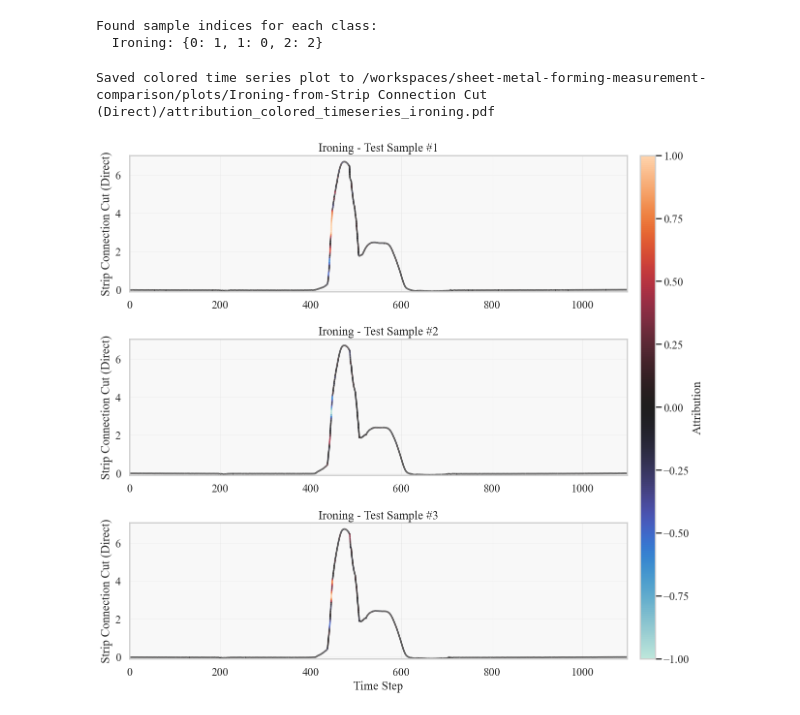
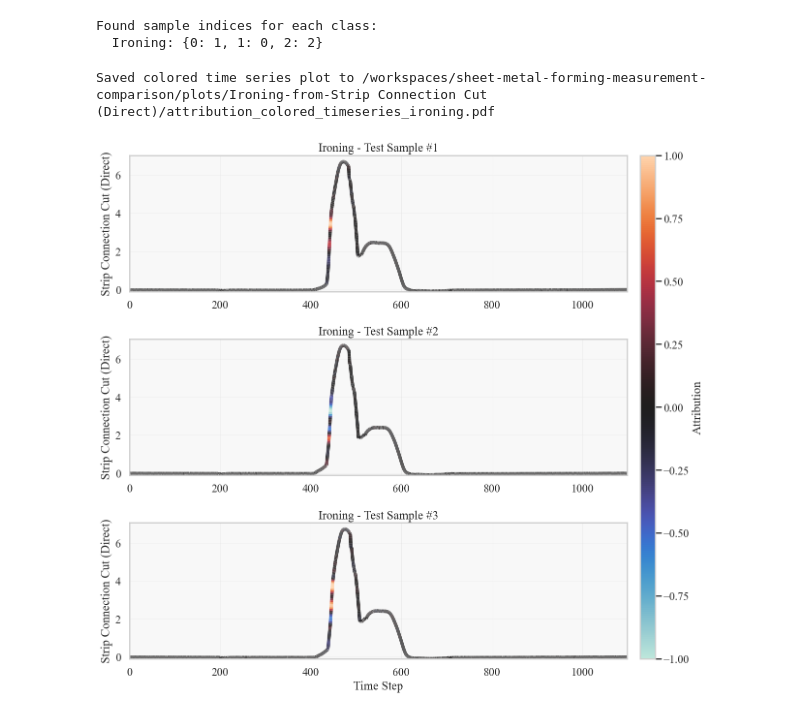
Before and after one commit to felixdivo/sheet-metal-forming-measurement-comparison, a Jupyter notebook: eval_models.ipynb, the cells around one changed output. Drawn from its saved outputs; the diff is of its cells as text; code cells hidden in the pictures.

```diff
--- a/eval_models.ipynb
+++ b/eval_models.ipynb
@@ -1041,7 +1043,7 @@ for target_name in normalized_attributions.keys():
                 array=attr_normalized[:-1],  # One color per segment
                 cmap='icefire',
                 norm=plt.Normalize(-1.0, 1.0),  # Symmetric around zero
-                linewidth=2.5,
+                linewidth=5.0,
                 alpha=0.9
             )
 
@@ -1050,33 +1052,33 @@ for target_name in normalized_attributions.keys():
         # Set axis limits
         ax.set_xlim(0, len(time_points_orig) - 1)
         ax.set_ylim(y_min * 1.05, y_max * 1.05)
 
         # Title with 1-indexed sequential numbering
         ax.set_title(f'{target_name} - Test Sample #{class_idx + 1}')
         ax.set_ylabel(y_label)
         ax.set_facecolor('#f8f8f8')
         ax.grid(True, alpha=0.3, linewidth=0.5)
 
         # Only show x-label on bottom plot
         if class_idx == n_classes - 1:
             ax.set_xlabel('Time Step')
 
     # Add colorbar in dedicated axes
     norm = mcolors.Normalize(vmin=-1, vmax=1)
     sm = plt.cm.ScalarMappable(cmap='icefire', norm=norm)
     sm.set_array([])
     cbar = fig.colorbar(sm, cax=cbar_ax)
     cbar.set_label('Attribution')
 
     # Save the plot
     filename_base = f"attribution_colored_timeseries_{target_name.lower().replace(' ', '_')}"
     plt.savefig(plot_path / f"{filename_base}.pdf",
-                bbox_inches='tight', dpi=300)
+                bbox_inches='tight', pad_inches=0, dpi=300)
     plt.savefig(plot_path / f"{filename_base}.png",
-                bbox_inches='tight', dpi=150)
+                bbox_inches='tight', pad_inches=0, dpi=150)
     print(f"Saved colored time series plot to {plot_path / filename_base}.pdf")
 
     plt.show()
 # %% [output]
 Saved colored time series plot to /workspaces/sheet-metal-forming-measurement-comparison/plots/Ironing-from-Strip Connection Cut (Direct)/attribution_colored_timeseries_ironing.pdf
-[figure, old version]
+[figure, new version]
```
Also changed, not shown: parts of 8 cells of this notebook, 1 other file.
